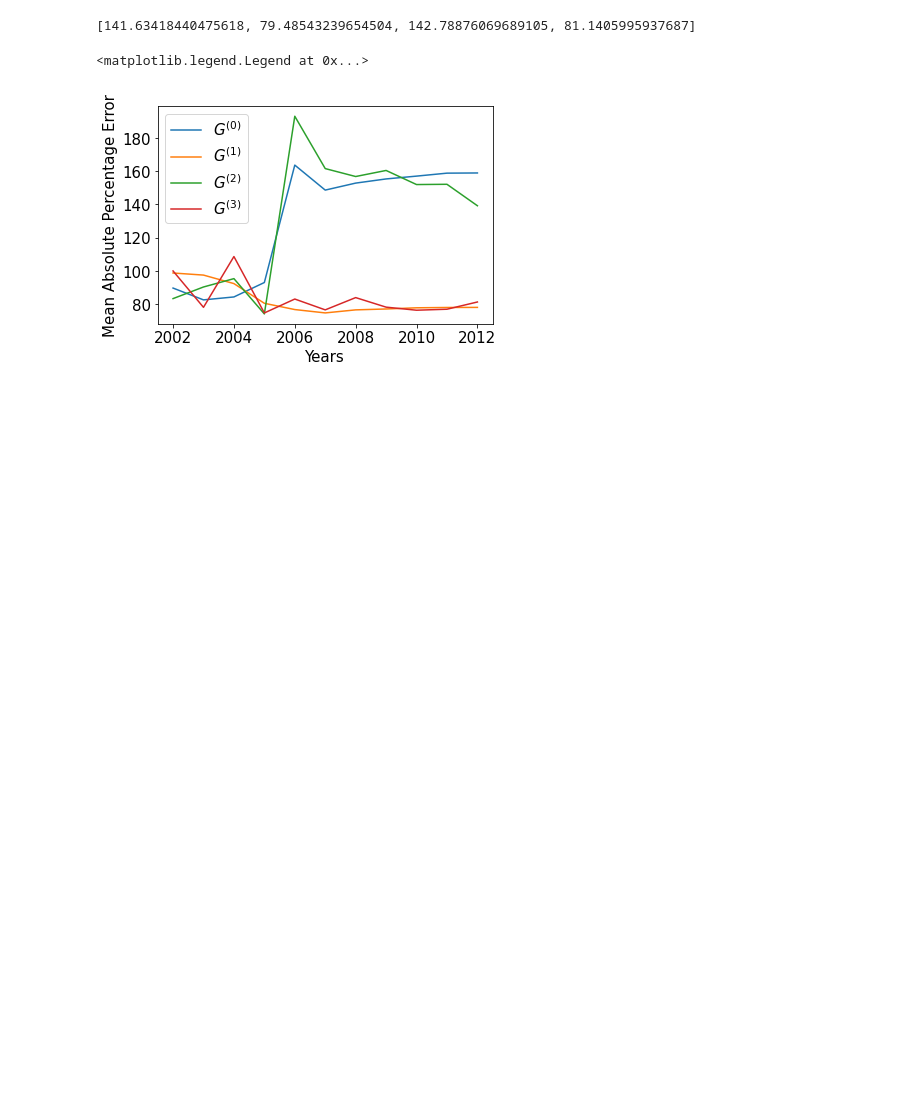
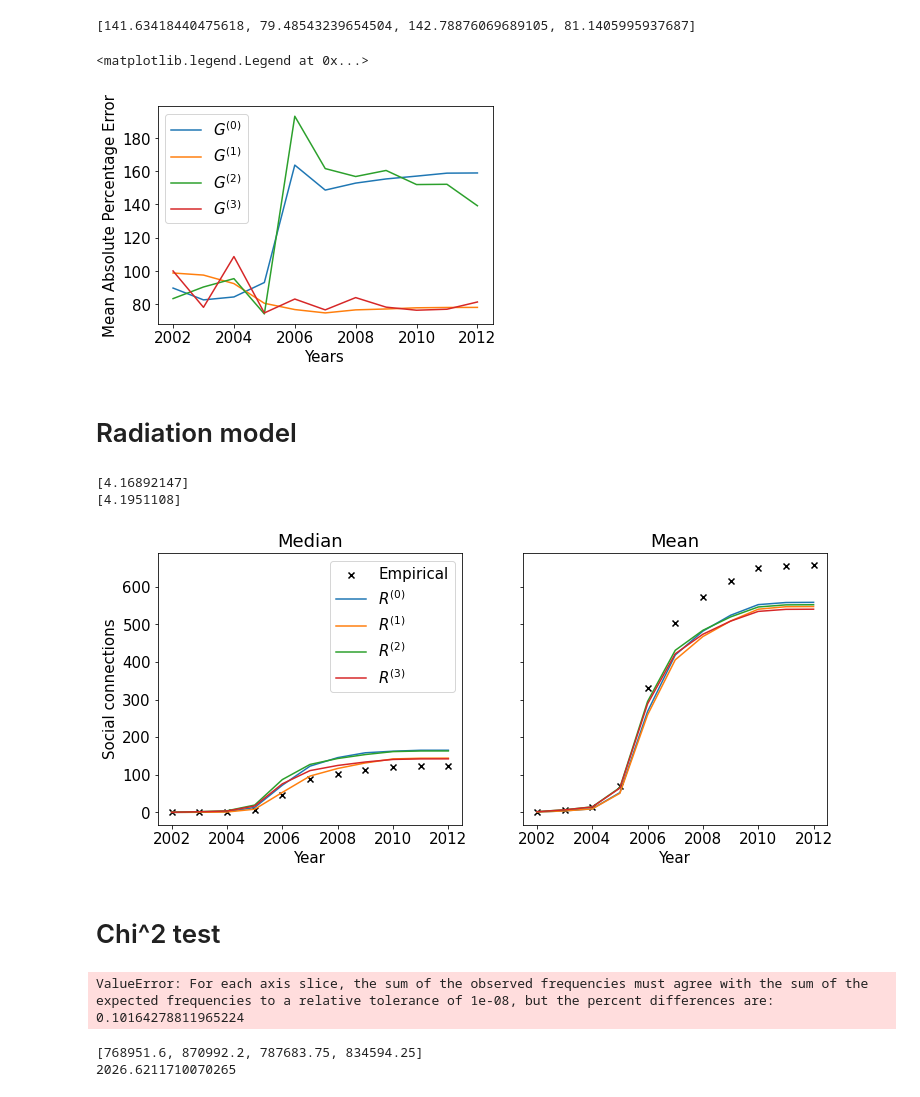
Before and after one commit to bokae/wwcs-2022-memory-of-social-connections, a Jupyter notebook: analysis/2-null model parameter inference.ipynb, the cells around one changed output. Cells and saved outputs as stored; diff of their text form; code cells hidden in the pictures; blank space fills up the shorter version.

```diff
--- a/analysis/2-null model parameter inference.ipynb
+++ b/analysis/2-null model parameter inference.ipynb
@@ -276,3 +336,5 @@ plt.legend()
 # %% [output]
 <matplotlib.legend.Legend at 0x...>
 [figure]
+# %% [markdown]
+# Radiation model
@@ -278,0 +379,77 @@ plt.legend()
+# %%
+# Constant parameters
+result_R0 = sp.optimize.least_squares(residual_social_radiation,
+                                     [1],bounds=([0],[10]),
+                                     args=(0,travel_time_tensor)) # least-squares optimization
+print(result_R0.x)
+R_0 = radiation_model(travel_time_tensor,c=result_R0.x[0])
+
+result_R1 = sp.optimize.least_squares(residual_social_radiation,
+                                     [1],bounds=([0],[10]),
+                                     args=(0,length_tensor)) # least-squares optimization
+print(result_R1.x)
+R_1 = radiation_model(length_tensor,c=result_R1.x[0])
+# %% [output]
+[4.16892147]
+[4.1951108]
+# %%
+#Evolving parameters
+result_R2 = [sp.optimize.least_squares(residual_social_radiation_t,
+                                      [1],bounds=([0],[np.inf]),
+                                      args=(t,travel_time_tensor))
+            for t in range(S.shape[0])]
+
+result_R3 = [sp.optimize.least_squares(residual_social_radiation_t,
+                                      [1],bounds=([0],[np.inf]),
+                                      args=(t,length_tensor))
+            for t in range(S.shape[0])]
+# %%
+R_2 = np.array([radiation_model_t(travel_time_tensor,t,c=result_R2[t].x[0])
+                for t in range(S.shape[0])])
+
+R_3 = np.array([radiation_model_t(length_tensor,t,c=result_R3[t].x[0])
+                for t in range(S.shape[0])])
+
+r_models = [R_0,R_1,R_2,R_3]
+# %%
+fig,axs=plt.subplots(figsize=(12,5),ncols=2,sharey=True)
+
+axs[0].scatter(Years,[np.median(S[t,:,:][mask_SL_t]) for t in range(S.shape[0])],label='Empirical',marker='x',color='k')
+axs[0].plot(Years,[np.median(R_0[t,:,:][mask_SL_t]) for t in range(S.shape[0])],label='$R^{(0)}$')
+axs[0].plot(Years,[np.median(R_1[t,:,:][mask_SL_t]) for t in range(S.shape[0])],label='$R^{(1)}$')
+axs[0].plot(Years,[np.median(R_2[t,:,:][mask_SL_t]) for t in range(S.shape[0])],label='$R^{(2)}$')
+axs[0].plot(Years,[np.median(R_3[t,:,:][mask_SL_t]) for t in range(S.shape[0])],label='$R^{(3)}$')
+axs[0].set_title("Median")
+axs[0].legend()
+
+axs[1].scatter(Years,[np.mean(S[t,:,:][mask_SL_t]) for t in range(S.shape[0])],label='Empirical',marker='x',color='k')
+axs[1].plot(Years,[np.mean(R_0[t,:,:][mask_SL_t]) for t in range(S.shape[0])],label='$R^{(0)}$')
+axs[1].plot(Years,[np.mean(R_1[t,:,:][mask_SL_t]) for t in range(S.shape[0])],label='$R^{(1)}$')
+axs[1].plot(Years,[np.mean(R_2[t,:,:][mask_SL_t]) for t in range(S.shape[0])],label='$R^{(2)}$')
+axs[1].plot(Years,[np.mean(R_3[t,:,:][mask_SL_t]) for t in range(S.shape[0])],label='$R^{(3)}$')
+axs[1].set_title("Mean")
+
+axs[0].set_ylabel("Social connections")
+for i in range(2):
+    axs[i].set_xlabel("Year")
+
+fig.savefig("../analysis/Figures/Radiation models.png",bbox_inches='tight')
+# %% [output]
+[figure, added]
+# %% [markdown]
+# Chi^2 test
+# %%
+# The error here is due to null model being utterly awful
+chi2_Rresults = [sp.stats.chisquare(upper_triangle(S),upper_triangle(r)) for r in r_models]
+# %% [output]
+ValueError: For each axis slice, the sum of the observed frequencies must agree with the sum of the expected frequencies to a relative tolerance of 1e-08, but the percent differences are:
+0.10164278811965224
+# %%
+chi_Rvalues = [chi2(upper_triangle(S),upper_triangle(r)) for r in r_models]
+print(chi_Rvalues)
+
+# At 1% significance, the critical value of the chi^2 should be
+print(sp.stats.chi2.ppf(1-0.01,len(upper_triangle(S))))
+# %% [output]
+[768951.6, 870992.2, 787683.75, 834594.25]
+2026.6211710070265
```
Also changed, not shown: parts of 16 cells of this notebook.
